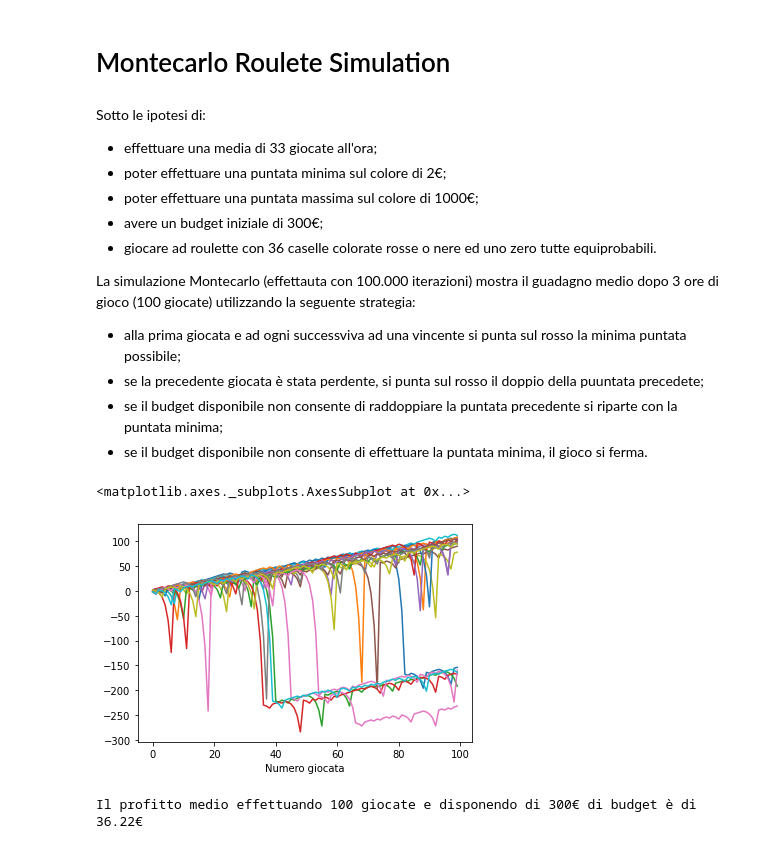
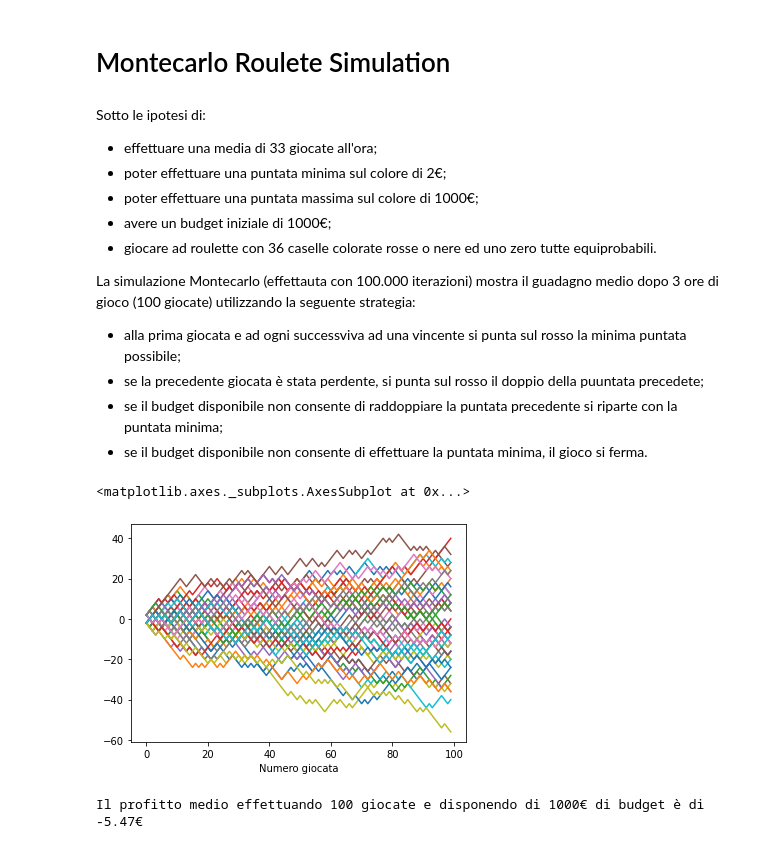
Before and after one commit to giorgiobella/MontecarloRouletteSimulation, a Jupyter notebook: MontecarloRouletteSimulation.ipynb, the cells around one changed output. Saved outputs shown, nothing was run; the diff lists cells and outputs as text; code cells hidden in the pictures.

Commit message:
Fix on budget checks

```diff
--- a/MontecarloRouletteSimulation.ipynb
+++ b/MontecarloRouletteSimulation.ipynb
@@ -5,7 +5,7 @@ Sotto le ipotesi di:
 * effettuare una media di 33 giocate all'ora;
 * poter effettuare una puntata minima sul colore di 2€;
 * poter effettuare una puntata massima sul colore di 1000€;
-* avere un budget iniziale di 300€;
+* avere un budget iniziale di 1000€;
 * giocare ad roulette con 36 caselle colorate rosse o nere ed uno zero tutte equiprobabili.
 
 La simulazione Montecarlo (effettauta con 100.000 iterazioni) mostra il guadagno medio dopo 3 ore di gioco (100 giocate) utilizzando la seguente strategia:
@@ -23,7 +23,7 @@ simNumber = 100000
 playsNumber = 100
 minBet = 2
 maxBet = 1000
-initBudget = 300
+initBudget = 1000
 
 profitMatrix = []
 j = 1
@@ -43,11 +43,21 @@ while j <= simNumber:
             sampleRed = False
 
         if lastWin:
-            bet = minBet
+            if budget >= minBet:
+                bet = minBet
+            else:
+                bet = 0
         else:
-            bet = 2*lastBet
-            if bet > 500:
-                bet = lastBet
+            if budget >= 2*lastBet:
+                bet = 2*lastBet
+            elif budget >= minBet:
+                bet = minBet
+            else:
+                bet = 0
+
+            if bet > maxBet:
+                bet = minBet
+
         lastBet = bet
 
         if sampleRed:
@@ -57,40 +67,23 @@ while j <= simNumber:
             betHistory.append(bet)
             lastWin = True
             i = i+1
-        elif budget-bet >= 0:
-            lastWin = False
-            budget = budget - bet
-            budgetHistory.append(budget)
-            colorHistory.append(sampleRed)
-            betHistory.append(bet)
-            i = i+1
-        elif budget-minBet >= 0:
-            bet = minBet
-            lastBet = bet
-            latWin = False
-            budget = budget - bet
-            budgetHistory.append(budget)
-            colorHistory.append(sampleRed)
-            betHistory.append(bet)
-            i = i+1
         else:
-            bet = 0
             budget = budget - bet
             budgetHistory.append(budget)
             colorHistory.append(sampleRed)
             betHistory.append(bet)
             i = i+1
     j = j+1
-    profitMatrix.append(np.array(budgetHistory)-300)
+    profitMatrix.append(np.array(budgetHistory)-initBudget)
 
 profitMatrix = pd.DataFrame(profitMatrix).T
 # %%
 profitMatrix.index.name = 'Numero giocata'
-profitMatrix.iloc[:,0:20].plot(legend=False)
+profitMatrix.iloc[:,0:50].plot(legend=False)
 # %% [output]
 <matplotlib.axes._subplots.AxesSubplot at 0x...>
-[figure, old version]
+[figure, new version]
 # %%
 print("Il profitto medio effettuando " + str(playsNumber) + " giocate e disponendo di " + str(initBudget) + "€ di budget è di " + str(np.around(np.mean(profitMatrix.iloc[-1]),2)) + "€")
 # %% [output]
-Il profitto medio effettuando 100 giocate e disponendo di 300€ di budget è di 36.22€
+Il profitto medio effettuando 100 giocate e disponendo di 1000€ di budget è di -5.47€
```
